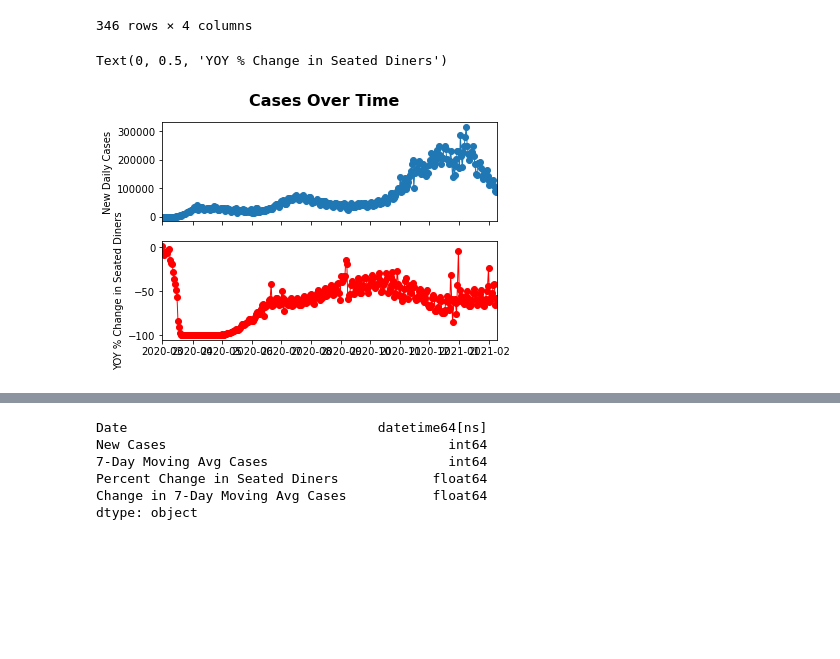
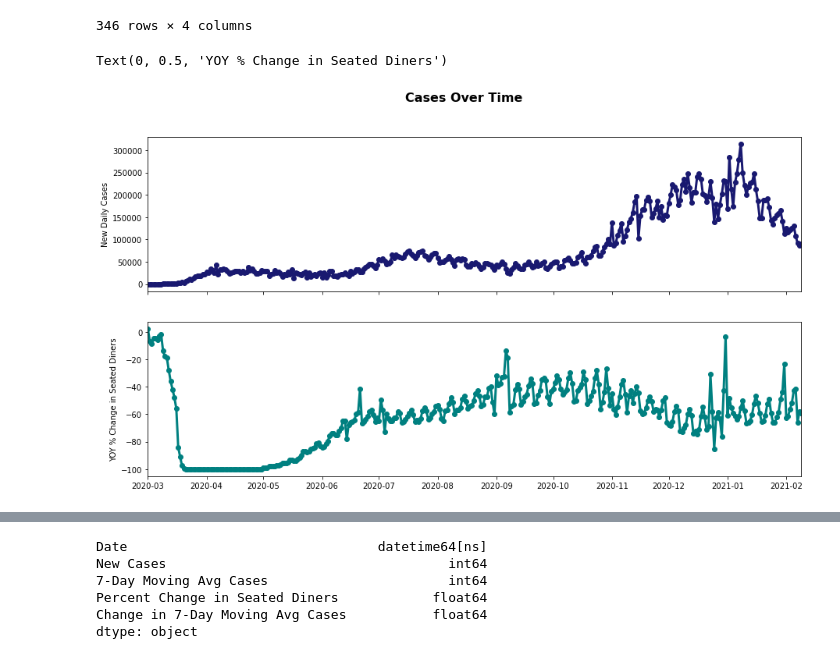
Before and after one commit to apatnoe/Project-1, a Jupyter notebook: OpenTable_Analysis.ipynb, the cells around one changed output, grey strips where cells are left out. Drawn from its saved outputs; the diff is of its cells as text; code cells hidden in the pictures; blank space fills up the shorter version.

```diff
--- a/OpenTable_Analysis.ipynb
+++ b/OpenTable_Analysis.ipynb
@@ -172,24 +176,24 @@ final_combined_df
 # %%
 # create variables for data lists
 cases = final_combined_df['New Cases']
 date =  final_combined_df['Date']
 diners = final_combined_df['Percent Change in Seated Diners']
 
-# Generate a facet plot of all 3 figures
-fig, (ax1, ax2) = plt.subplots(2, sharex=True)
+# Generate a facet plot of figures
+fig, (ax1, ax2) = plt.subplots(2, sharex=True,figsize=(15, 8))
+
 fig.suptitle("Cases Over Time", fontsize=16, fontweight="bold")
 
 ax1.set_xlim(min(date), max(date))
-ax1.plot(date, cases, linewidth=1, marker="o")
-#ax1.plot(date, vc_fit, "b--", linewidth=1)
+ax1.plot(date, cases, linewidth=3, marker="o", color = "midnightblue")
 ax1.set_ylabel("New Daily Cases")
 
-ax2.plot(date, diners, linewidth=1, marker="o", color="r")
-#ax2.plot(year, m_fit, "r--", linewidth=1)
+ax2.plot(date, diners, linewidth=3, marker="o", color="teal")
+
 ax2.set_ylabel("YOY % Change in Seated Diners")
 # %% [output]
 Text(0, 0.5, 'YOY % Change in Seated Diners')
-[figure, old version]
+[figure, new version]
 # %%
 # correlation of the national metrics for the entire data set
 
```
Also changed, not shown: parts of 9 cells of this notebook.
